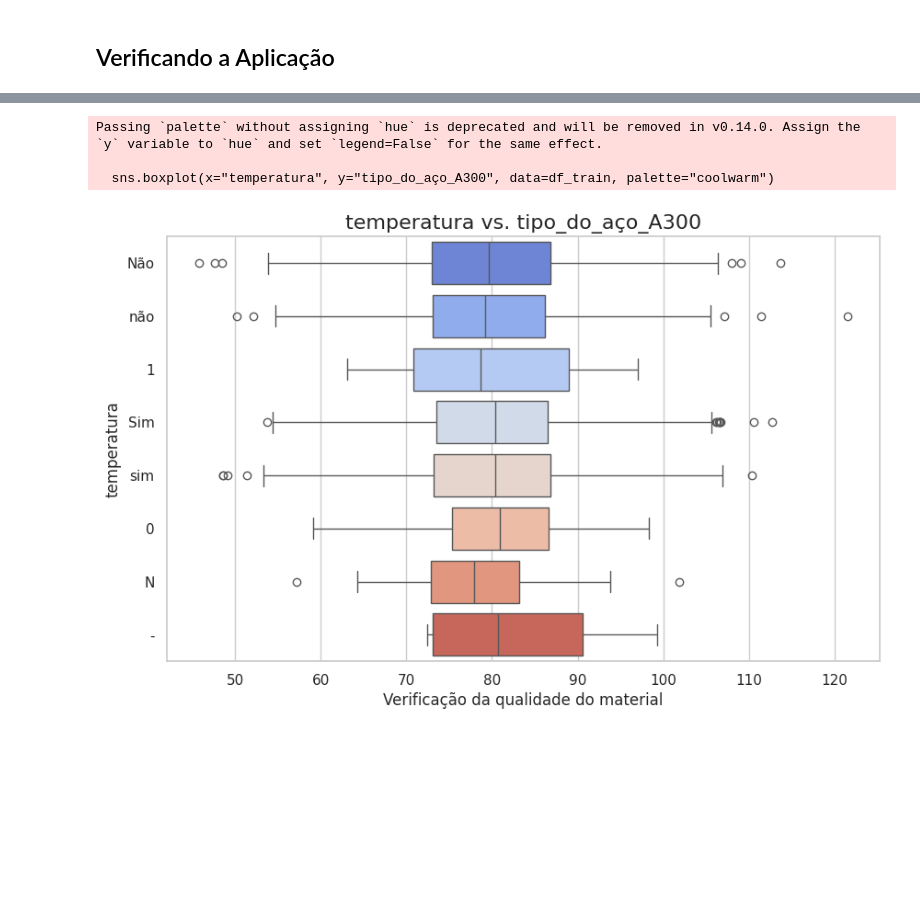
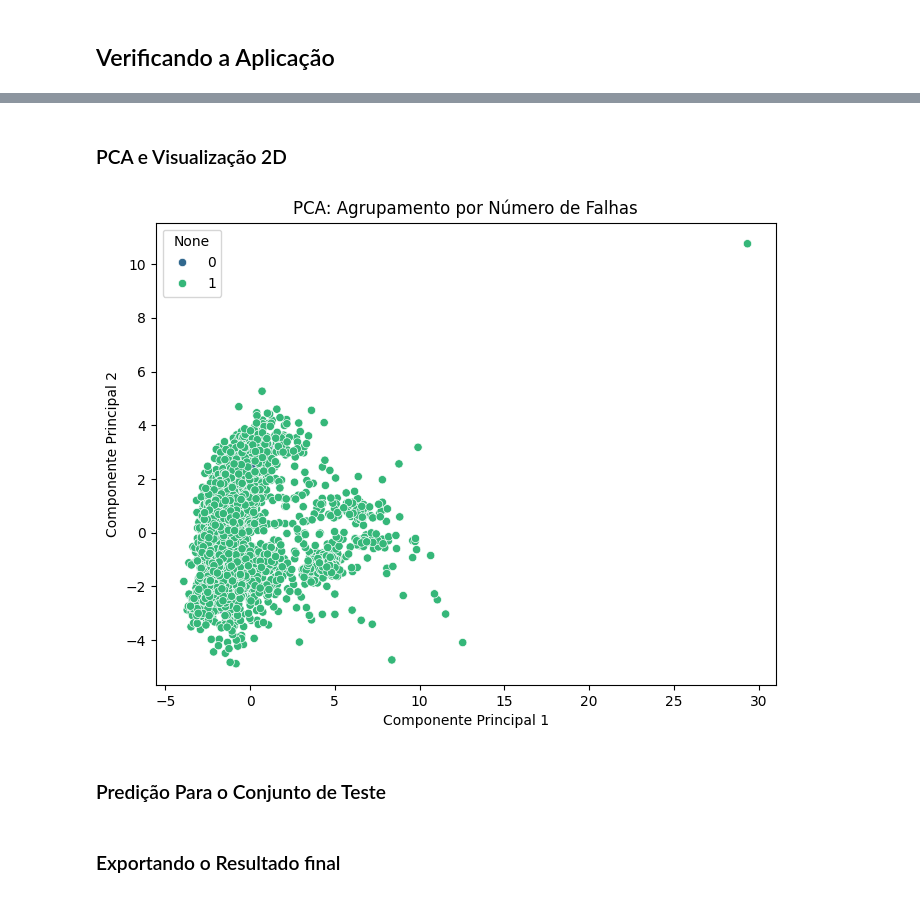
Before and after one commit to Malmiquer/Deploy-Aplication, a Jupyter notebook: Projeto_classificacao_defeitos.ipynb, the cells around one changed output, grey strips where cells are left out. Cells and saved outputs as stored; diff of their text form; code cells hidden in the pictures; blank space fills up the shorter version.

```diff
--- a/Projeto_classificacao_defeitos.ipynb
+++ b/Projeto_classificacao_defeitos.ipynb
@@ -344,12 +311,0 @@ grouped_df
-# %%
-# Configurando estilo para os gráficos
-sns.set(style="whitegrid")
-
-# Gráfico 1: Distribuição de Idades
-plt.figure(figsize=(10, 6))
-sns.histplot(df_train["temperatura"], bins=10, kde=True, color="skyblue")
-plt.title("Distribuição de temperatura", fontsize=16)
-plt.xlabel("temperatura", fontsize=12)
-plt.ylabel("Frequência", fontsize=12)
-plt.show()
-#A temperatura não tem influencia nas falhas
@@ -358,16 +311,0 @@ plt.show()
-# %%
-import matplotlib.pyplot as plt
-import seaborn as sns
-
-# Gráfico 3: Idades vs. Anos de Registro
-plt.figure(figsize=(10, 6))
-sns.boxplot(x="temperatura", y="tipo_do_aço_A300", data=df_train, palette="coolwarm")
-plt.title("temperatura vs. tipo_do_aço_A300", fontsize=16)
-plt.xlabel("Verificação da qualidade do material", fontsize=12)
-plt.ylabel("temperatura", fontsize=12)
-plt.show()
-# %% [output]
-Passing `palette` without assigning `hue` is deprecated and will be removed in v0.14.0. Assign the `y` variable to `hue` and set `legend=False` for the same effect.
-
-  sns.boxplot(x="temperatura", y="tipo_do_aço_A300", data=df_train, palette="coolwarm")
-[figure, removed]
@@ -376,3 +312,20 @@ Passing `palette` without assigning `hue` is deprecated and will be removed in v
+# %% [markdown]
+### PCA e Visualização 2D
+# %%
+# Redução de dimensionalidade
+pca = PCA(n_components=2)
+X_pca = pca.fit_transform(X_scaled)
+
+plt.figure(figsize=(8, 6))
+sns.scatterplot(x=X_pca[:, 0], y=X_pca[:, 1], hue=y.sum(axis=1), palette='viridis')
+plt.title("PCA: Agrupamento por Número de Falhas")
+plt.xlabel("Componente Principal 1")
+plt.ylabel("Componente Principal 2")
+plt.show()
+# %% [output]
+[figure, added]
+# %% [markdown]
+### Predição Para o Conjunto de Teste
 # %%
 y_test_pred = model.predict(X_test_scaled)
 df_predictions = pd.DataFrame(y_test_pred, columns=target_cols)
@@ -383 +334,3 @@ df_predictions.to_csv('predicoes.csv', index=False)
+# %% [markdown]
+### Exportando o Resultado final
 # %%
```
Also changed, not shown: parts of 41 cells of this notebook.
